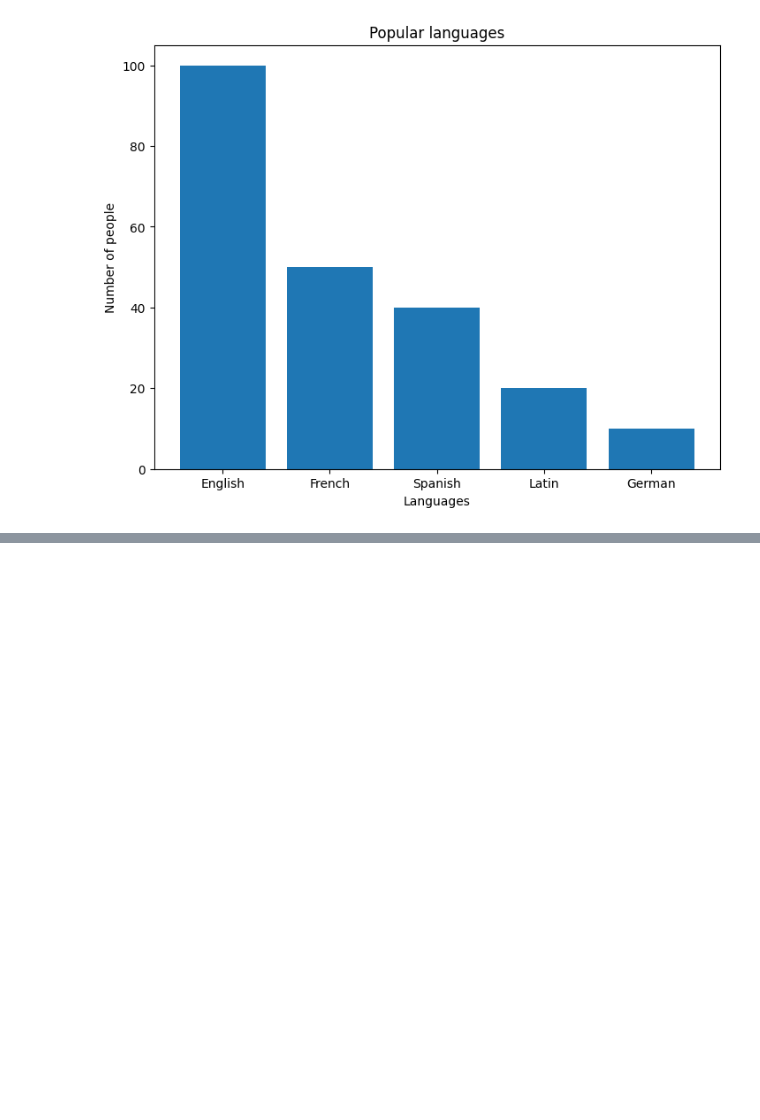
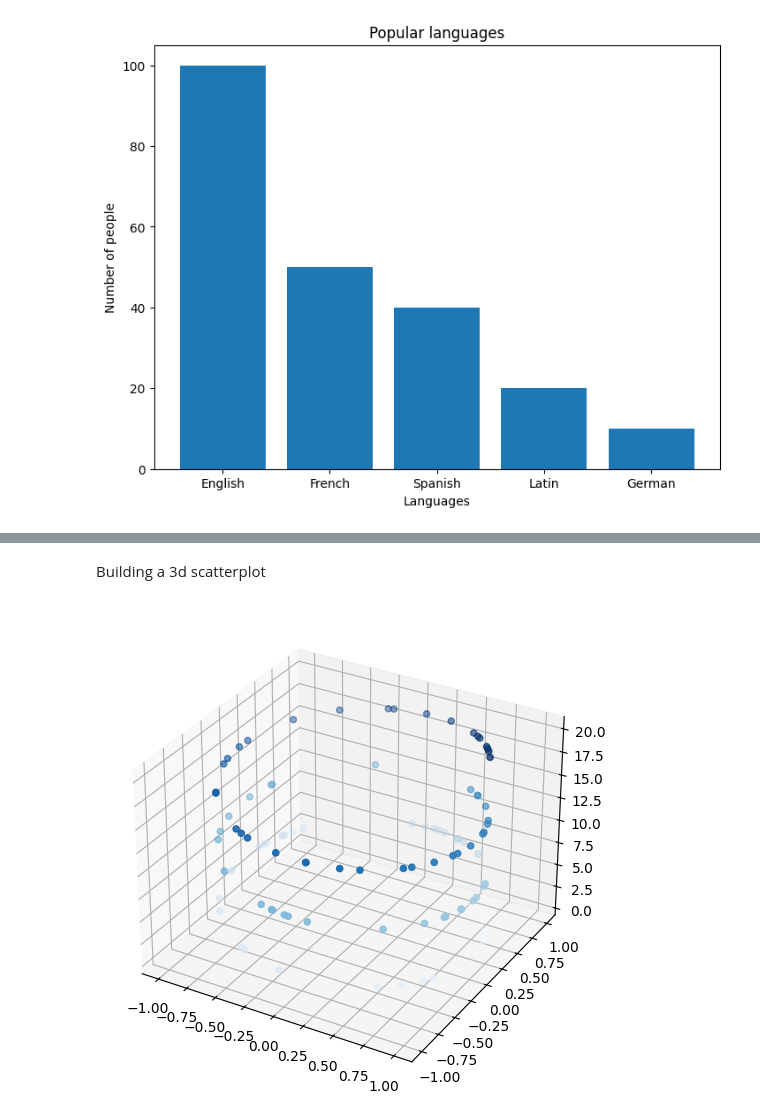
Before and after one commit to manavbansal1/google-collab, a Jupyter notebook: Matplotlib.ipynb, the cells around one changed output, grey strips where cells are left out. Saved outputs shown, nothing was run; the diff lists cells and outputs as text; code cells hidden in the pictures; blank space fills up the shorter version.

```diff
--- a/Matplotlib.ipynb
+++ b/Matplotlib.ipynb
@@ -143,0 +181,12 @@ plt.show()
+# %% [markdown]
+Building a 3d scatterplot
+# %%
+fig5 = plt.figure()
+ax5 = fig5.add_axes([0,0,1,1], projection='3d')
+z = 20*np.random.random(100)
+x = np.sin(z)
+y = np.cos(z)
+ax5.scatter(x,y,z, c=z, cmap='Blues')
+plt.show()
+# %% [output]
+[figure, added]
```
Also changed, not shown: parts of 4 cells of this notebook.
